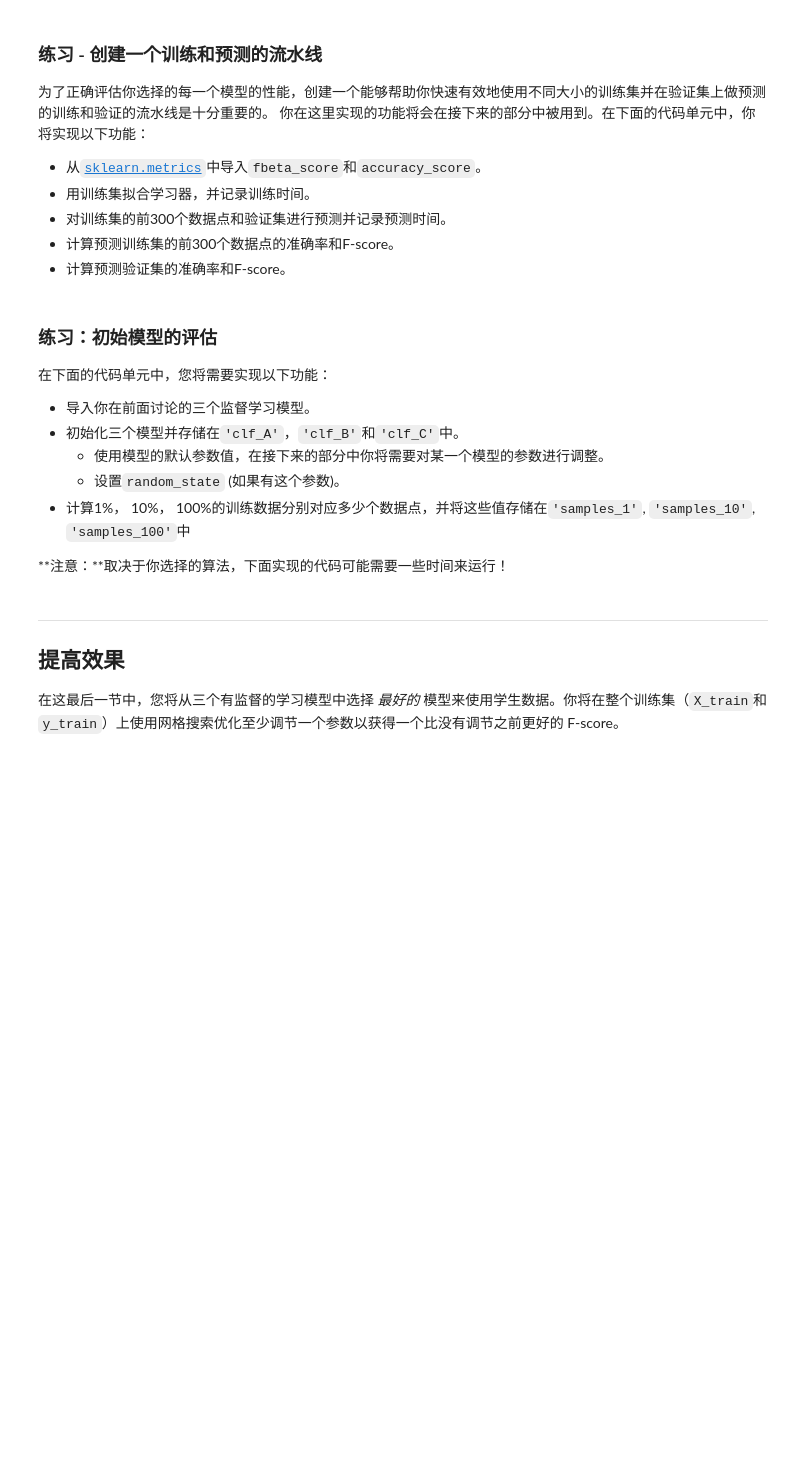
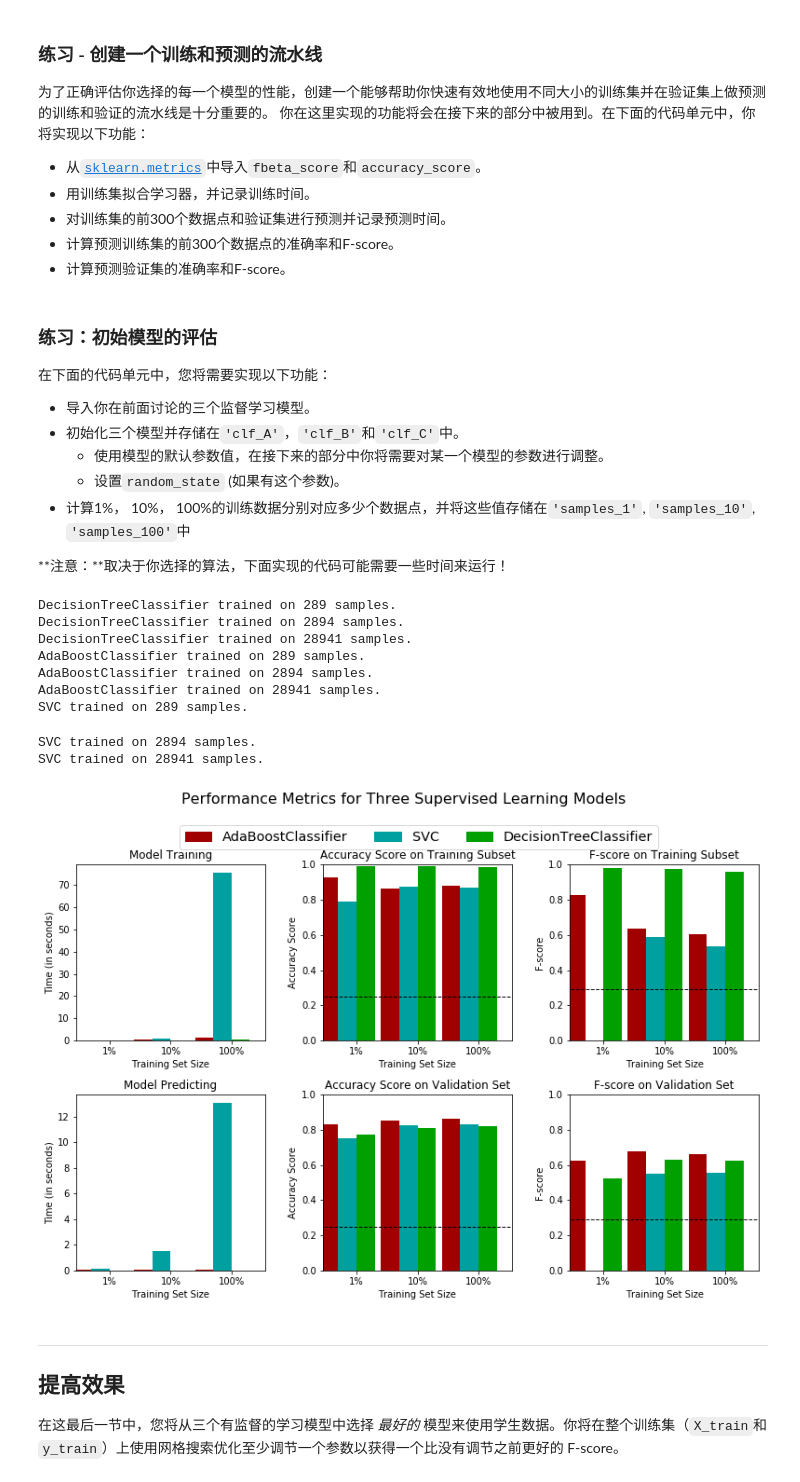
Before and after one commit to LeeZhe/machine-Learning, a Jupyter notebook: finding_donors-master/finding_donors.ipynb, the cells around one changed output. Saved outputs shown, nothing was run; the diff lists cells and outputs as text; code cells hidden in the pictures; blank space fills up the shorter version.

```diff
--- a/finding_donors-master/finding_donors.ipynb
+++ b/finding_donors-master/finding_donors.ipynb
@@ -344,33 +419,33 @@ def train_predict(learner, sample_size, X_train, y_train, X_val, y_val):
     # TODO：使用sample_size大小的训练数据来拟合学习器
     # TODO: Fit the learner to the training data using slicing with 'sample_size'
     start = time() # 获得程序开始时间
-    learner = None
+    learner = learner.fit(X_train[ :sample_size],y_train[ :sample_size])
     end = time() # 获得程序结束时间
 
     # TODO：计算训练时间
-    results['train_time'] = None
+    results['train_time'] = end-start
 
     # TODO: 得到在验证集上的预测值
     #       然后得到对前300个训练数据的预测结果
     start = time() # 获得程序开始时间
-    predictions_val = None
-    predictions_train = None
+    predictions_val = learner.predict(X_val)
+    predictions_train = learner.predict(X_train[:300])
     end = time() # 获得程序结束时间
 
     # TODO：计算预测用时
-    results['pred_time'] = None
+    results['pred_time'] = end - start
 
     # TODO：计算在最前面的300个训练数据的准确率
-    results['acc_train'] = None
+    results['acc_train'] = accuracy_score(predictions_train,y_train[:300])
 
     # TODO：计算在验证上的准确率
-    results['acc_val'] = None
+    results['acc_val'] = accuracy_score(predictions_val,y_val)
 
     # TODO：计算在最前面300个训练数据上的F-score
-    results['f_train'] = None
+    results['f_train'] = fbeta_score(predictions_train,y_train[:300],beta= .5)
 
     # TODO：计算验证集上的F-score
-    results['f_val'] = None
+    results['f_val'] = fbeta_score(predictions_val,y_val, beta= .5)
 
     # 成功
     print "{} trained on {} samples.".format(learner.__class__.__name__, sample_size)
@@ -389,27 +464,40 @@ def train_predict(learner, sample_size, X_train, y_train, X_val, y_val):
 **注意：**取决于你选择的算法，下面实现的代码可能需要一些时间来运行！
 # %%
 # TODO：从sklearn中导入三个监督学习模型
-
+from sklearn.tree import DecisionTreeClassifier
+from sklearn.ensemble import AdaBoostClassifier
+from sklearn.svm import SVC
 # TODO：初始化三个模型
-clf_A = None
-clf_B = None
-clf_C = None
+clf_A = DecisionTreeClassifier()
+clf_B = AdaBoostClassifier()
+clf_C = SVC()
 
 # TODO：计算1%， 10%， 100%的训练数据分别对应多少点
-samples_1 = None
-samples_10 = None
-samples_100 = None
+samples_1 = int(X_train.shape[0] * 0.01)
+samples_10 = int(X_train.shape[0] * 0.1)
+samples_100 = int(X_train.shape[0] * 1)
 
 # 收集学习器的结果
 results = {}
 for clf in [clf_A, clf_B, clf_C]:
     clf_name = clf.__class__.__name__
     results[clf_name] = {}
     for i, samples in enumerate([samples_1, samples_10, samples_100]):
         results[clf_name][i] = train_predict(clf, samples, X_train, y_train, X_val, y_val)
 
 # 对选择的三个模型得到的评价结果进行可视化
 vs.evaluate(results, accuracy, fscore)
+# %% [output]
+DecisionTreeClassifier trained on 289 samples.
+DecisionTreeClassifier trained on 2894 samples.
+DecisionTreeClassifier trained on 28941 samples.
+AdaBoostClassifier trained on 289 samples.
+AdaBoostClassifier trained on 2894 samples.
+AdaBoostClassifier trained on 28941 samples.
+SVC trained on 289 samples.
+SVC trained on 2894 samples.
+SVC trained on 28941 samples.
+[figure, added]
 # %% [markdown]
 ----
 ## 提高效果
```
Also changed, not shown: parts of 9 cells of this notebook.
